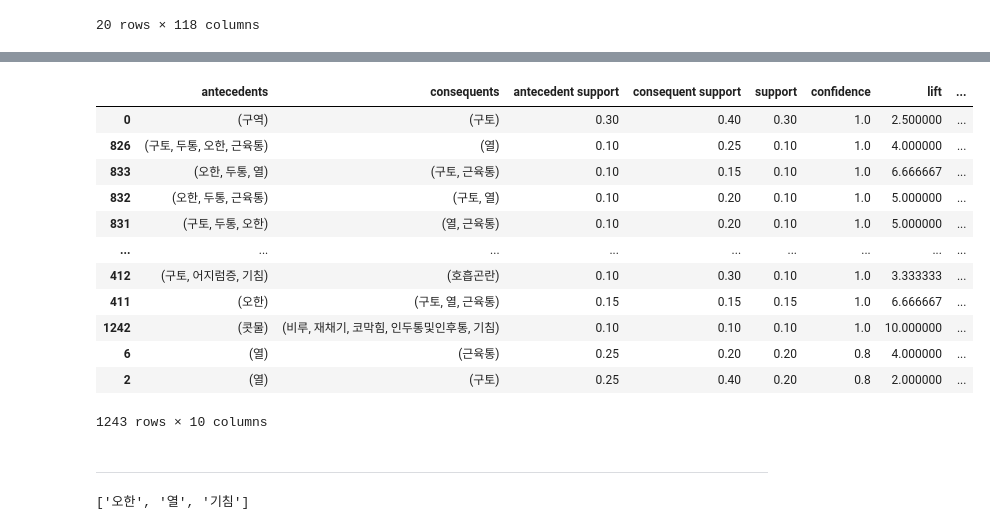
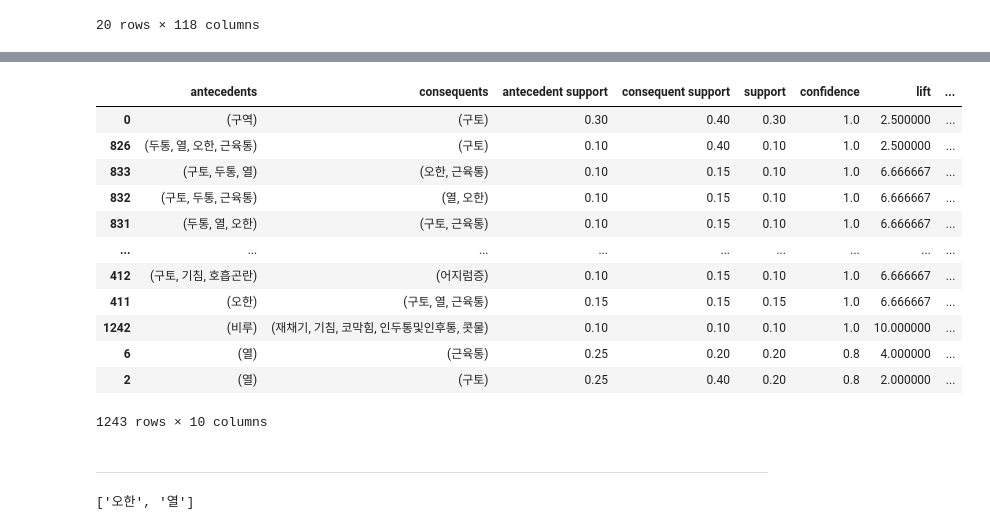
Before and after one commit to chaewon215/DiagnosisAssistant, a Jupyter notebook: ARM.ipynb, the cells around one changed output, grey strips where cells are left out. Drawn from its saved outputs; the diff is of its cells as text; code cells hidden in the pictures.

```diff
--- a/ARM.ipynb
+++ b/ARM.ipynb
@@ -225,29 +204,28 @@ for i in range(len(rules)):
 # %%
-
-= association_rules(symptoms_sets, metric="confidence")
+rules = association_rules(symptoms_sets, metric="confidence")
 # rules.to_csv('./crowling/rules.csv', index=False)
 rules.sort_values(['confidence'], ascending=False)
 # %% [output]
 |  | antecedents | consequents | antecedent support | consequent support | support | confidence | lift | ... |
 | 0 | (구역) | (구토) | 0.30 | 0.40 | 0.30 | 1.0 | 2.500000 | ... |
-| 826 | (구토, 두통, 오한, 근육통) | (열) | 0.10 | 0.25 | 0.10 | 1.0 | 4.000000 | ... |
-| 833 | (오한, 두통, 열) | (구토, 근육통) | 0.10 | 0.15 | 0.10 | 1.0 | 6.666667 | ... |
-| 832 | (오한, 두통, 근육통) | (구토, 열) | 0.10 | 0.20 | 0.10 | 1.0 | 5.000000 | ... |
-| 831 | (구토, 두통, 오한) | (열, 근육통) | 0.10 | 0.20 | 0.10 | 1.0 | 5.000000 | ... |
+| 826 | (두통, 열, 오한, 근육통) | (구토) | 0.10 | 0.40 | 0.10 | 1.0 | 2.500000 | ... |
+| 833 | (구토, 두통, 열) | (오한, 근육통) | 0.10 | 0.15 | 0.10 | 1.0 | 6.666667 | ... |
+| 832 | (구토, 두통, 근육통) | (열, 오한) | 0.10 | 0.15 | 0.10 | 1.0 | 6.666667 | ... |
+| 831 | (두통, 열, 오한) | (구토, 근육통) | 0.10 | 0.15 | 0.10 | 1.0 | 6.666667 | ... |
 | ... | ... | ... | ... | ... | ... | ... | ... | ... |
-| 412 | (구토, 어지럼증, 기침) | (호흡곤란) | 0.10 | 0.30 | 0.10 | 1.0 | 3.333333 | ... |
+| 412 | (구토, 기침, 호흡곤란) | (어지럼증) | 0.10 | 0.15 | 0.10 | 1.0 | 6.666667 | ... |
 | 411 | (오한) | (구토, 열, 근육통) | 0.15 | 0.15 | 0.15 | 1.0 | 6.666667 | ... |
-| 1242 | (콧물) | (비루, 재채기, 코막힘, 인두통및인후통, 기침) | 0.10 | 0.10 | 0.10 | 1.0 | 10.000000 | ... |
+| 1242 | (비루) | (재채기, 기침, 코막힘, 인두통및인후통, 콧물) | 0.10 | 0.10 | 0.10 | 1.0 | 10.000000 | ... |
 | 6 | (열) | (근육통) | 0.25 | 0.20 | 0.20 | 0.8 | 4.000000 | ... |
 | 2 | (열) | (구토) | 0.25 | 0.40 | 0.20 | 0.8 | 2.000000 | ... |
 1243 rows × 10 columns
 # %% [markdown]
 ---
 # %%
-user_symptoms = input().split(",")
+user_symptoms = input().replace(" ", "").split(",")
 user_symptoms
 # %% [output]
-['오한', '열', '기침']
+['오한', '열']
 # %%
 import itertools
 
```
Also changed, not shown: parts of 12 cells of this notebook.
